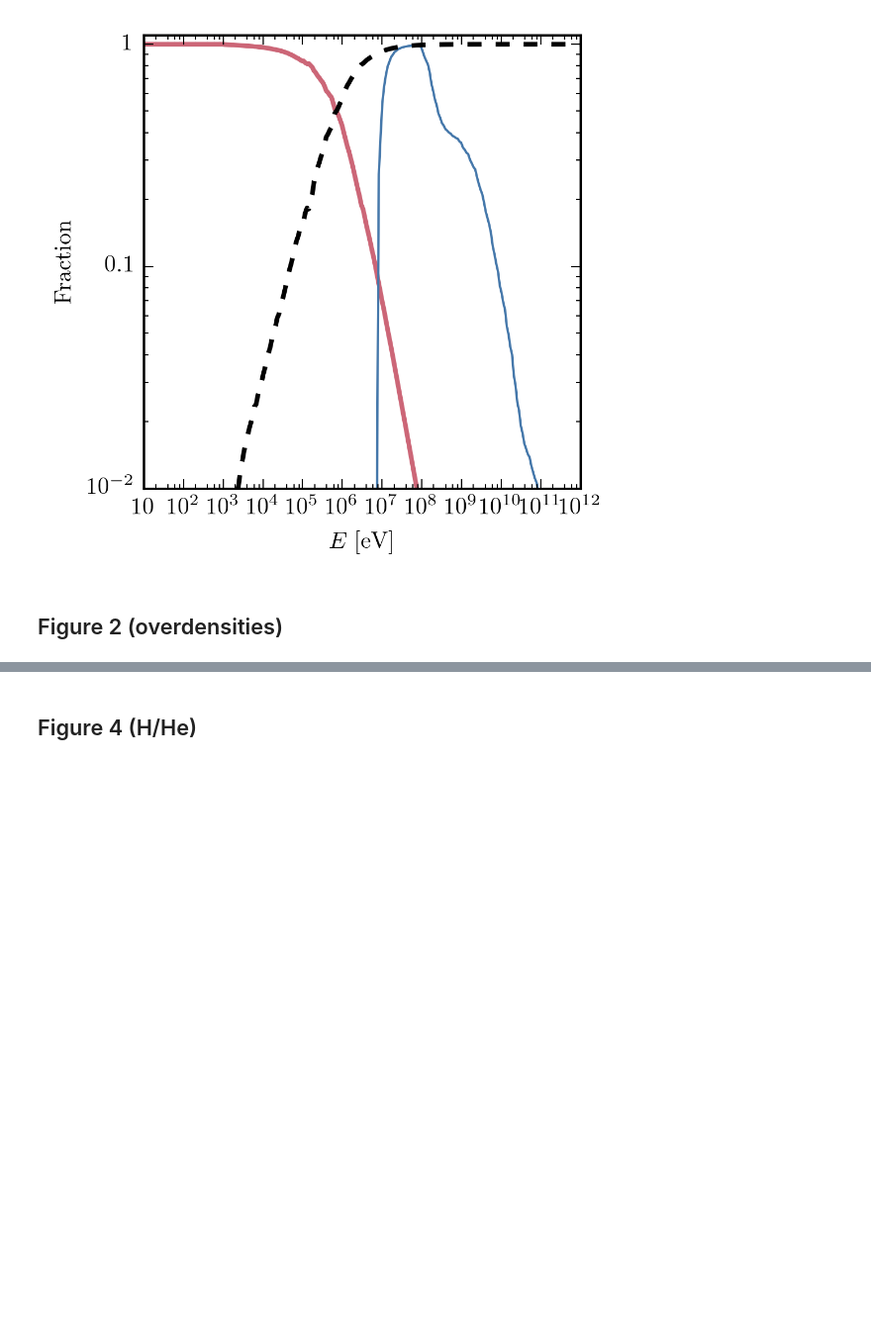
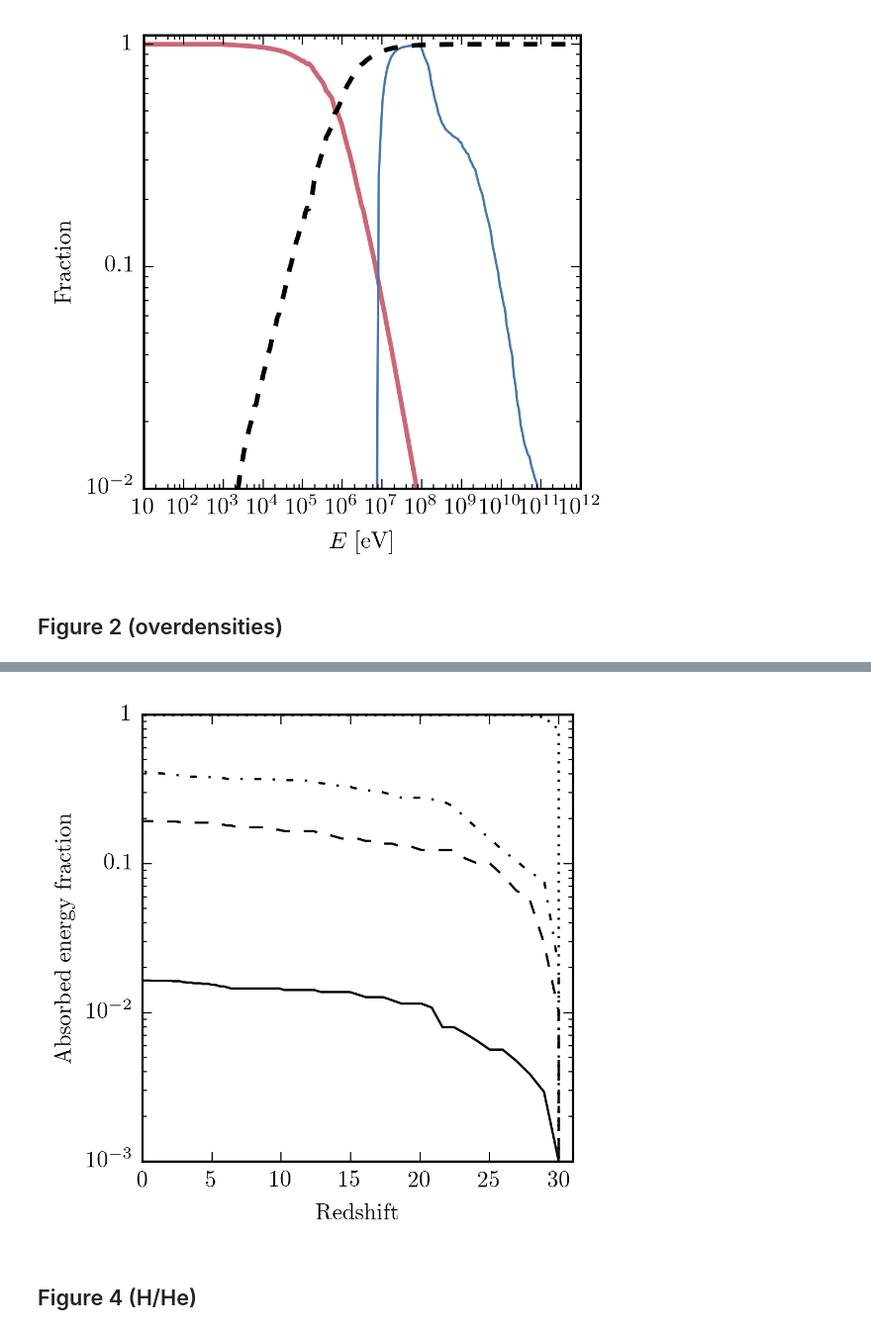
Before and after one commit to akaurov/radiator, a Jupyter notebook: paper_figures.ipynb, the cells around one changed output, grey strips where cells are left out. Shown: that part at 99% size. Saved outputs shown, nothing was run; the diff lists cells and outputs as text; code cells hidden in the pictures; blank space fills up the shorter version.

```diff
--- a/paper_figures.ipynb
+++ b/paper_figures.ipynb
@@ -158,3 +171,23 @@ plt.savefig('vary_delta.pdf')
+# %%
+z_list = results2[0]
+
+plt.plot(z_list, np.cumsum(results2[4])/total_mocks/1e3, 'k:', lw=1)
+plt.plot(z_list, np.cumsum(results4[4])/total_mocks/1e4, '-.k', lw=1)
+plt.plot(z_list, np.cumsum(results6[4])/total_mocks/1e6, 'k--', lw=1)
+plt.plot(z_list, np.cumsum(results8[4])/total_mocks/10/1e8, 'k-', lw=1)
+
+plt.ylabel(r'$\mathrm{Absorbed\; energy\; fraction}$')
+plt.xlabel(r'$\mathrm{Redshift}$')
+# plt.xscale('log')
+plt.xlim([0,31])
+plt.yscale('log')
+
+# fixlogax(plt.gca(), 'x')
+fixlogax(plt.gca(), 'y')
+
+plt.savefig('photon_ans.pdf')
+# %% [output]
+[figure, added]
 # %% [markdown]
 ## Figure 4 (H/He)
 # %%
```
Also changed, not shown: parts of 6 cells of this notebook, 4 other files.
